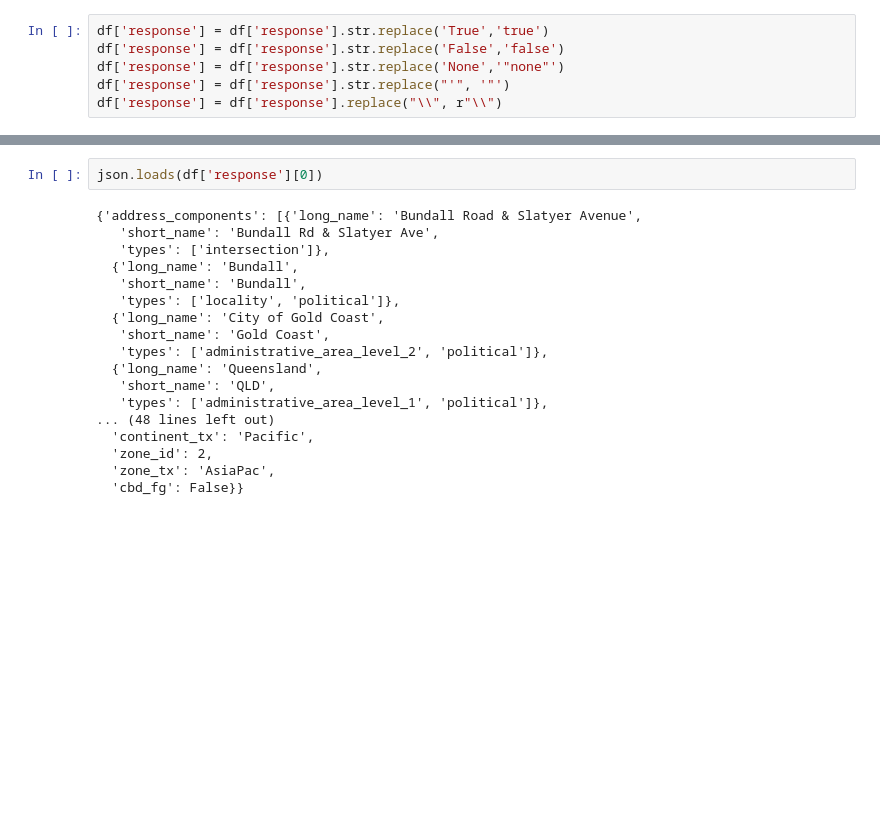
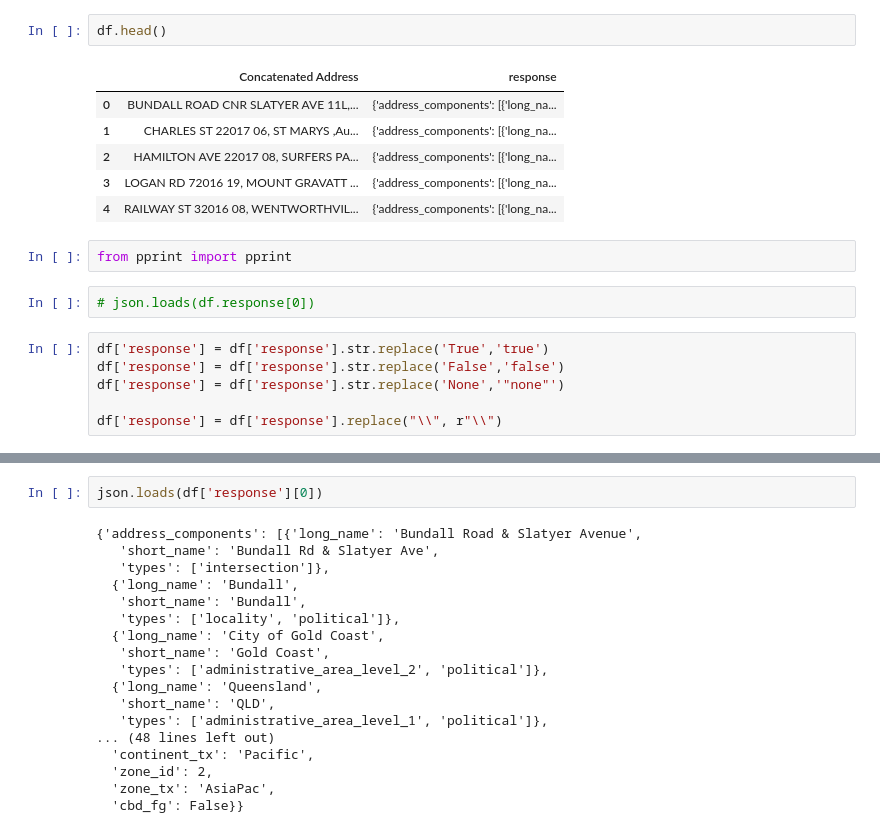
Before and after one commit to haroonaamash/geocoding, a Jupyter notebook: geocoding_json (1).ipynb, the cells around one changed output, grey strips where cells are left out. Cells and saved outputs as stored; diff of their text form; blank space fills up the shorter version.

```diff
--- a/geocoding_json (1).ipynb
+++ b/geocoding_json (1).ipynb
@@ -24,8 +26,21 @@ print(type(df['response'][1]))
+# %%
+df.head()
+# %% [output]
+|  | Concatenated Address | response |
+| 0 | BUNDALL ROAD CNR SLATYER AVE 11L,... | {'address_components': [{'long_na... |
+| 1 | CHARLES ST 22017 06, ST MARYS ,Au... | {'address_components': [{'long_na... |
+| 2 | HAMILTON AVE 22017 08, SURFERS PA... | {'address_components': [{'long_na... |
+| 3 | LOGAN RD 72016 19, MOUNT GRAVATT ... | {'address_components': [{'long_na... |
+| 4 | RAILWAY ST 32016 08, WENTWORTHVIL... | {'address_components': [{'long_na... |
+# %%
+from pprint import pprint
+# %%
+# json.loads(df.response[0])
 # %%
 df['response'] = df['response'].str.replace('True','true')
 df['response'] = df['response'].str.replace('False','false')
 df['response'] = df['response'].str.replace('None','"none"')
-df['response'] = df['response'].str.replace("'", '"')
+
 df['response'] = df['response'].replace("\\", r"\\")
 # %%
 type(json.loads(df['response'][1]))
```
Also changed, not shown: parts of 20 cells of this notebook, 1 other file.
